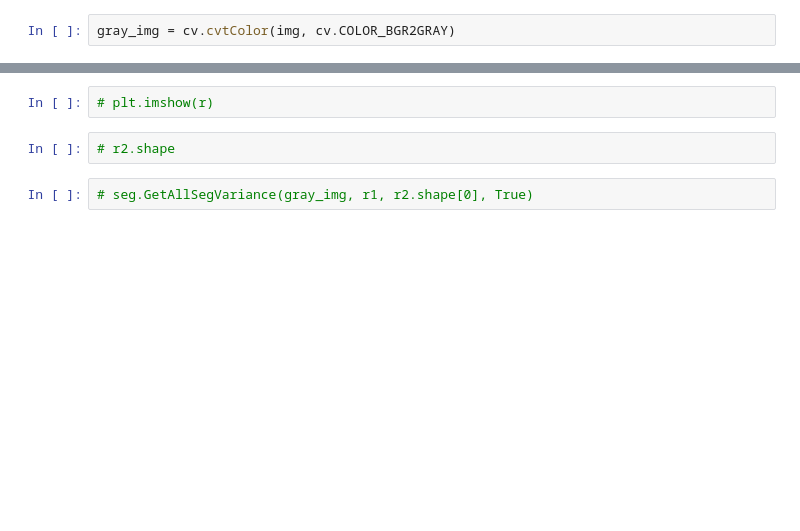
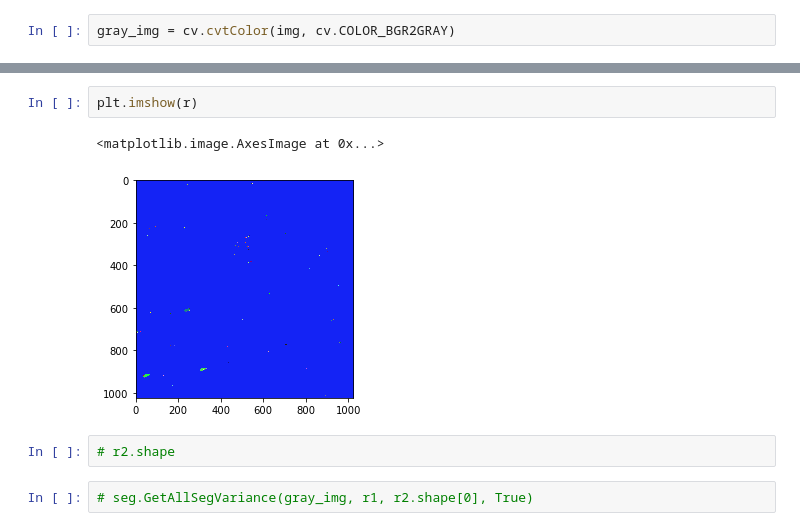
Before and after one commit to kzhitizg/Project_2, a Jupyter notebook: Region_Growing/Segmentation.ipynb, the cells around one changed output, grey strips where cells are left out. Drawn from its saved outputs; the diff is of its cells as text; blank space fills up the shorter version.

```diff
--- a/Region_Growing/Segmentation.ipynb
+++ b/Region_Growing/Segmentation.ipynb
@@ -45,5 +47,8 @@ print(lbp)
 # %%
-# plt.imshow(r)
+plt.imshow(r)
+# %% [output]
+<matplotlib.image.AxesImage at 0x...>
+[figure, added]
 # %%
 # r2.shape
 # %%
```
Also changed, not shown: parts of 17 cells of this notebook, 6 other files.
